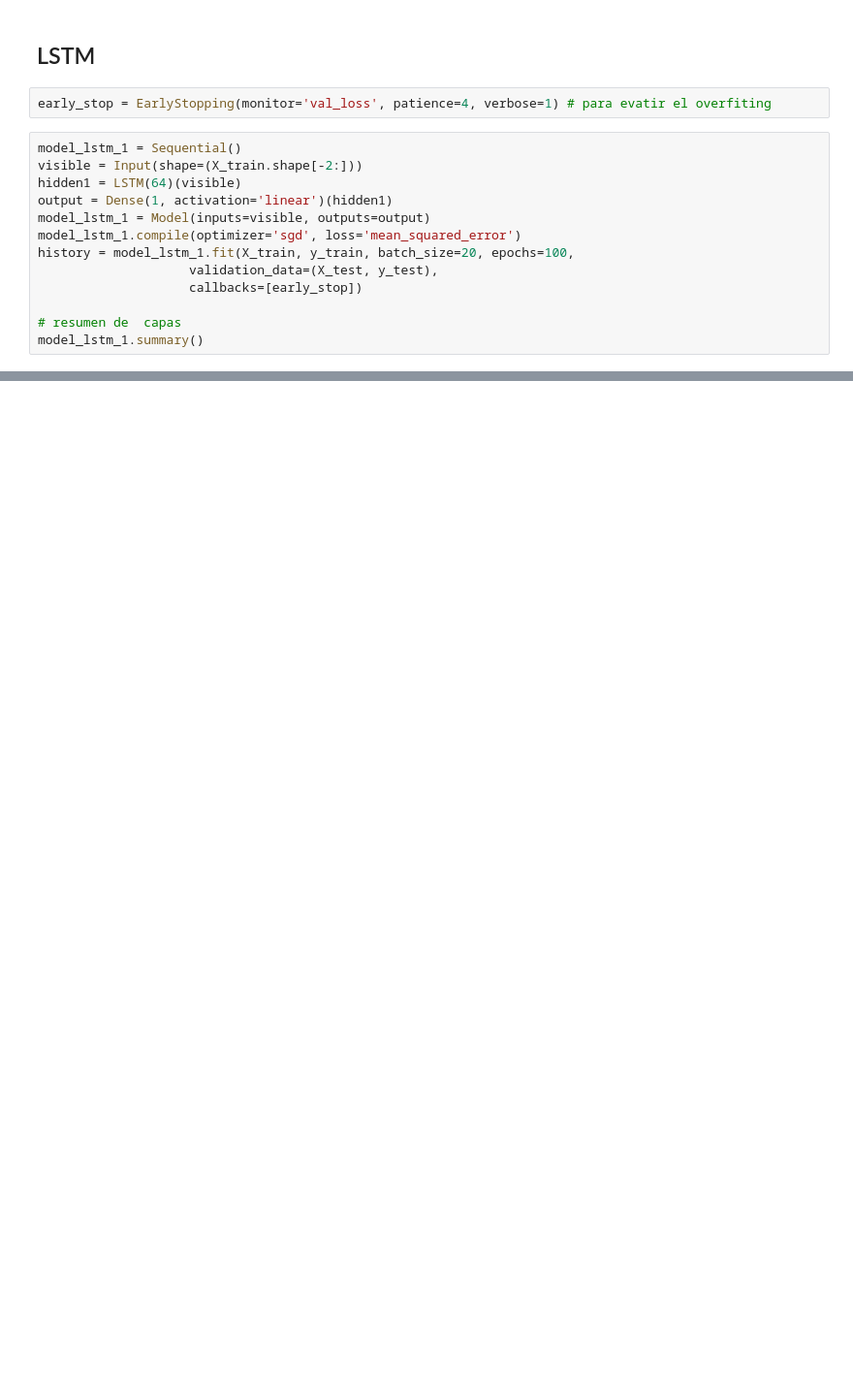
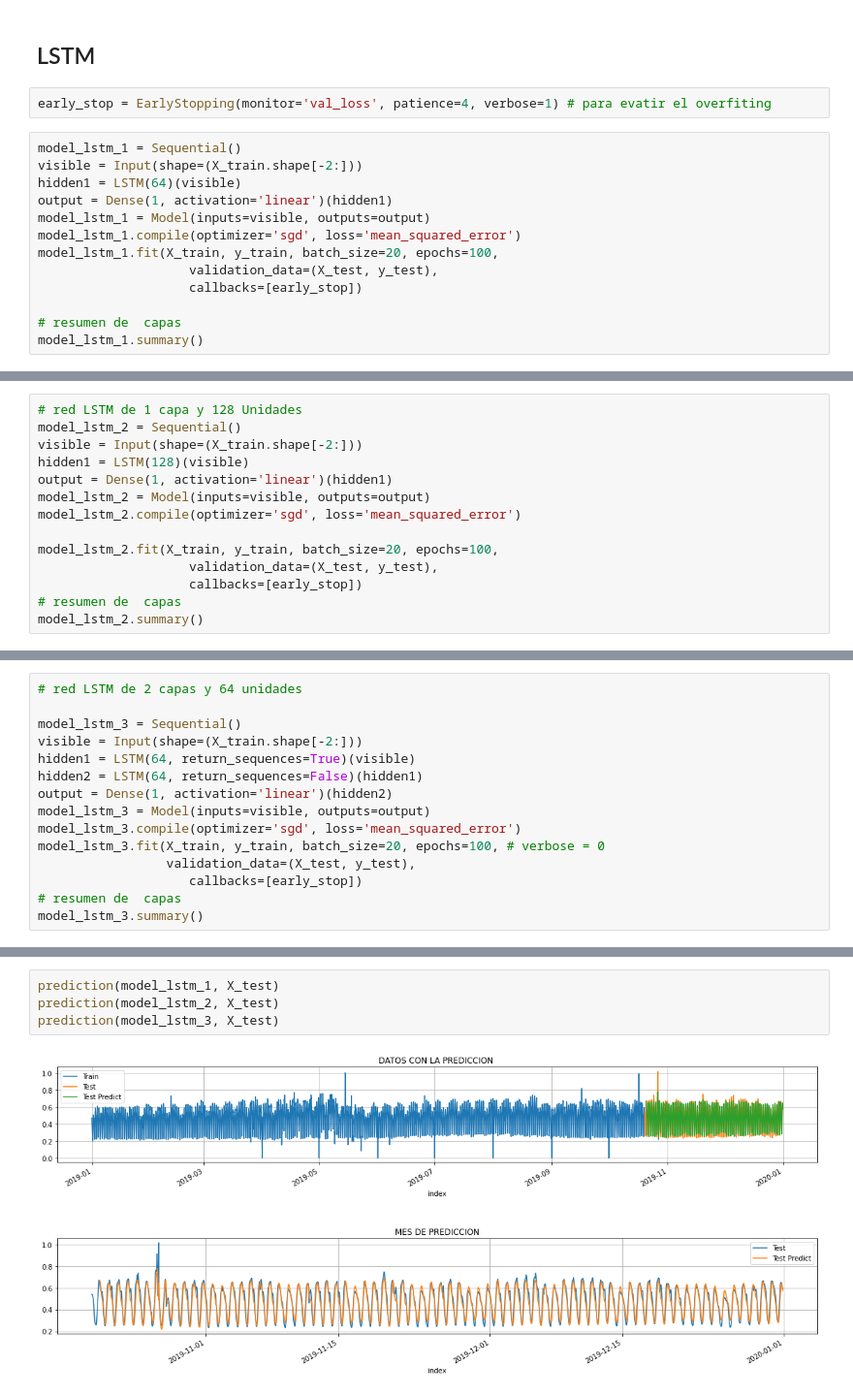
Before and after one commit to CAVA1611/neural-networks, a Jupyter notebook: TFM_Reddit_2019.ipynb, the cells around one changed output, grey strips where cells are left out. Shown at 97% size. Cells and saved outputs as stored; diff of their text form; blank space fills up the shorter version.

```diff
--- a/TFM_Reddit_2019.ipynb
+++ b/TFM_Reddit_2019.ipynb
@@ -253,7 +284,7 @@ hidden1 = LSTM(64)(visible)
 output = Dense(1, activation='linear')(hidden1)
 model_lstm_1 = Model(inputs=visible, outputs=output)
 model_lstm_1.compile(optimizer='sgd', loss='mean_squared_error')
-history = model_lstm_1.fit(X_train, y_train, batch_size=20, epochs=100,
+model_lstm_1.fit(X_train, y_train, batch_size=20, epochs=100,
                     validation_data=(X_test, y_test),
                     callbacks=[early_stop])
 
@@ -284,0 +311,14 @@ prediction(model_lstm_1, X_test)
+# %%
+# red LSTM de 1 capa y 128 Unidades
+model_lstm_2 = Sequential()
+visible = Input(shape=(X_train.shape[-2:]))
+hidden1 = LSTM(128)(visible)
+output = Dense(1, activation='linear')(hidden1)
+model_lstm_2 = Model(inputs=visible, outputs=output)
+model_lstm_2.compile(optimizer='sgd', loss='mean_squared_error')
+
+model_lstm_2.fit(X_train, y_train, batch_size=20, epochs=100,
+                    validation_data=(X_test, y_test),
+                    callbacks=[early_stop])
+# resumen de  capas
+model_lstm_2.summary()
@@ -284,0 +343,15 @@ prediction(model_lstm_1, X_test)
+# %%
+# red LSTM de 2 capas y 64 unidades
+
+model_lstm_3 = Sequential()
+visible = Input(shape=(X_train.shape[-2:]))
+hidden1 = LSTM(64, return_sequences=True)(visible)
+hidden2 = LSTM(64, return_sequences=False)(hidden1)
+output = Dense(1, activation='linear')(hidden2)
+model_lstm_3 = Model(inputs=visible, outputs=output)
+model_lstm_3.compile(optimizer='sgd', loss='mean_squared_error')
+model_lstm_3.fit(X_train, y_train, batch_size=20, epochs=100, # verbose = 0
+                 validation_data=(X_test, y_test),
+                    callbacks=[early_stop])
+# resumen de  capas
+model_lstm_3.summary()
@@ -284,0 +376,6 @@ prediction(model_lstm_1, X_test)
+# %%
+prediction(model_lstm_1, X_test)
+prediction(model_lstm_2, X_test)
+prediction(model_lstm_3, X_test)
+# %% [output]
+[figure, added]
```
Also changed, not shown: parts of 21 cells of this notebook.
